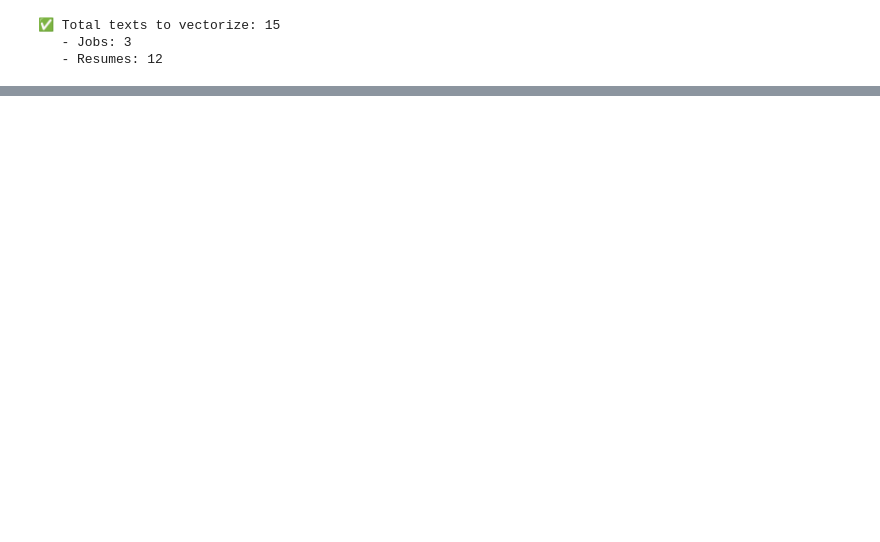
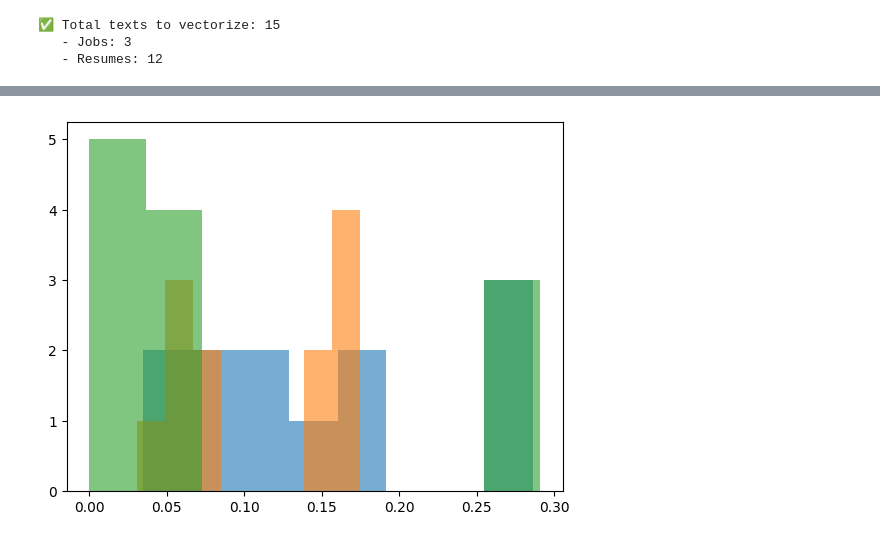
Before and after one commit to misrapk/Deep-Learning-Course-YT, a Jupyter notebook: NLP/ResumeMatcher.ipynb, the cells around one changed output, grey strips where cells are left out. Saved outputs shown, nothing was run; the diff lists cells and outputs as text; code cells hidden in the pictures; blank space fills up the shorter version.

```diff
--- a/NLP/ResumeMatcher.ipynb
+++ b/NLP/ResumeMatcher.ipynb
@@ -533,0 +616,9 @@ job_id                 job_title resume_id candidate_name  years_experience  sim
+# %%
+# Score Distribution
+
+for job_title in results_df['job_title'].unique():
+    # print(job_title)
+    scores = results_df[results_df['job_title']==job_title]['similarity_score']
+    plt.hist(scores, label=job_title, alpha=0.6, bins=8)
+# %% [output]
+[figure, added]
```
Also changed, not shown: parts of 18 cells of this notebook.
